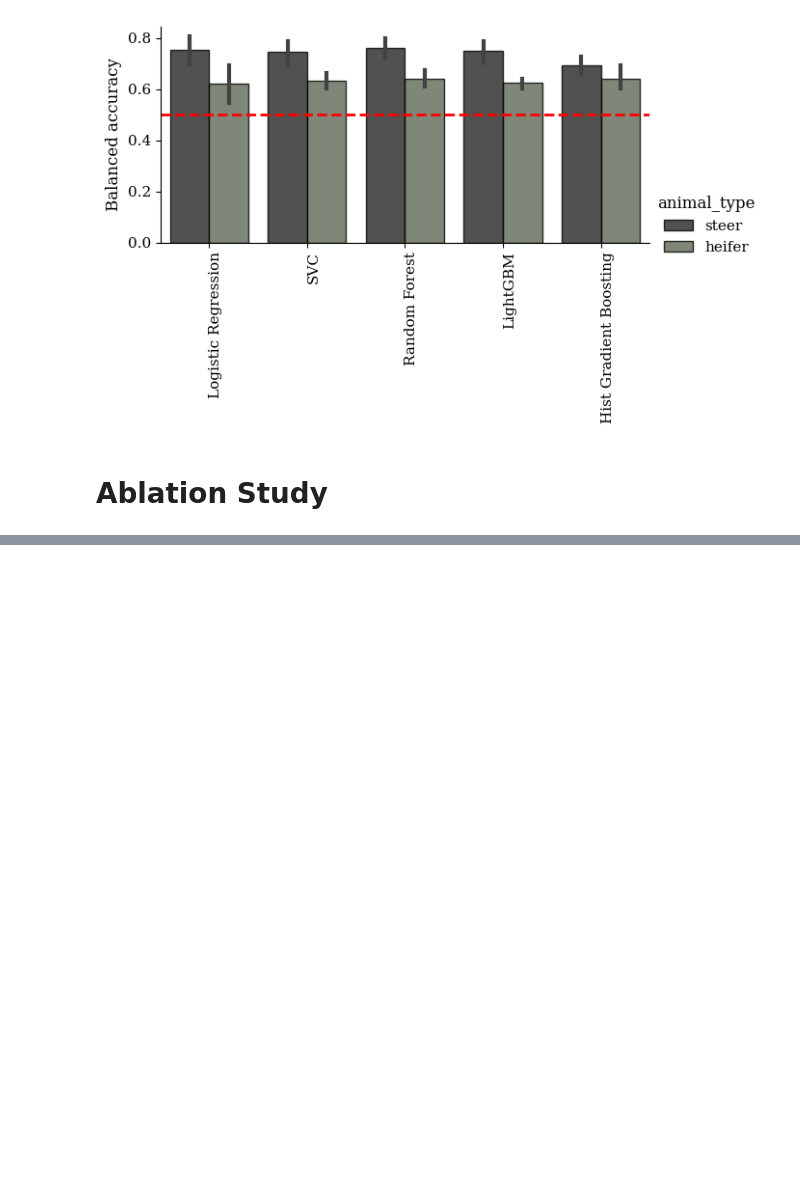
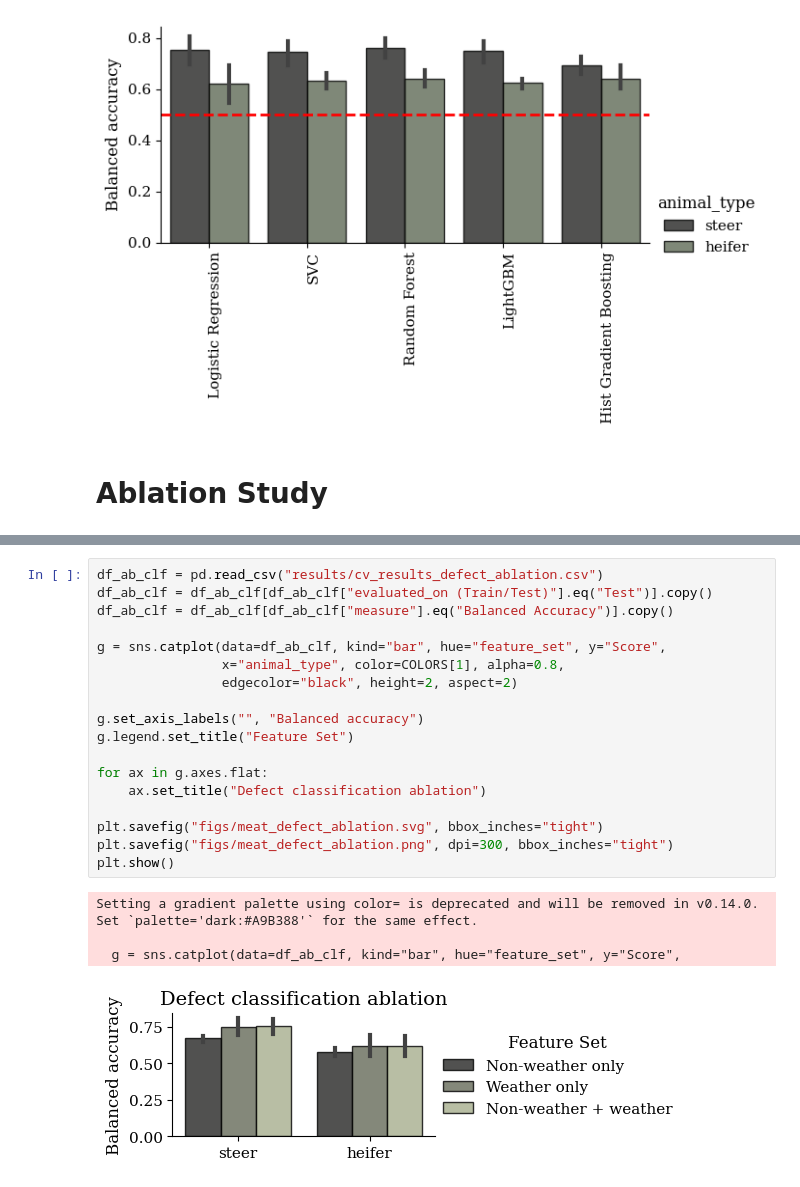
Before and after one commit to KatDost/Weather-CattleHealth, a Jupyter notebook: beef_predictive_modelling.ipynb, the cells around one changed output, grey strips where cells are left out. Cells and saved outputs as stored; diff of their text form; blank space fills up the shorter version.

```diff
--- a/beef_predictive_modelling.ipynb
+++ b/beef_predictive_modelling.ipynb
@@ -674,0 +811,23 @@ Completed Non-weather + weather | price
+# %%
+df_ab_clf = pd.read_csv("results/cv_results_defect_ablation.csv")
+df_ab_clf = df_ab_clf[df_ab_clf["evaluated_on (Train/Test)"].eq("Test")].copy()
+df_ab_clf = df_ab_clf[df_ab_clf["measure"].eq("Balanced Accuracy")].copy()
+
+g = sns.catplot(data=df_ab_clf, kind="bar", hue="feature_set", y="Score",
+                x="animal_type", color=COLORS[1], alpha=0.8,
+                edgecolor="black", height=2, aspect=2)
+
+g.set_axis_labels("", "Balanced accuracy")
+g.legend.set_title("Feature Set")
+
+for ax in g.axes.flat:
+    ax.set_title("Defect classification ablation")
+
+plt.savefig("figs/meat_defect_ablation.svg", bbox_inches="tight")
+plt.savefig("figs/meat_defect_ablation.png", dpi=300, bbox_inches="tight")
+plt.show()
+# %% [output]
+Setting a gradient palette using color= is deprecated and will be removed in v0.14.0. Set `palette='dark:#A9B388'` for the same effect.
+
+  g = sns.catplot(data=df_ab_clf, kind="bar", hue="feature_set", y="Score",
+[figure, added]
```
Also changed, not shown: parts of 8 cells of this notebook, 9 other files.
